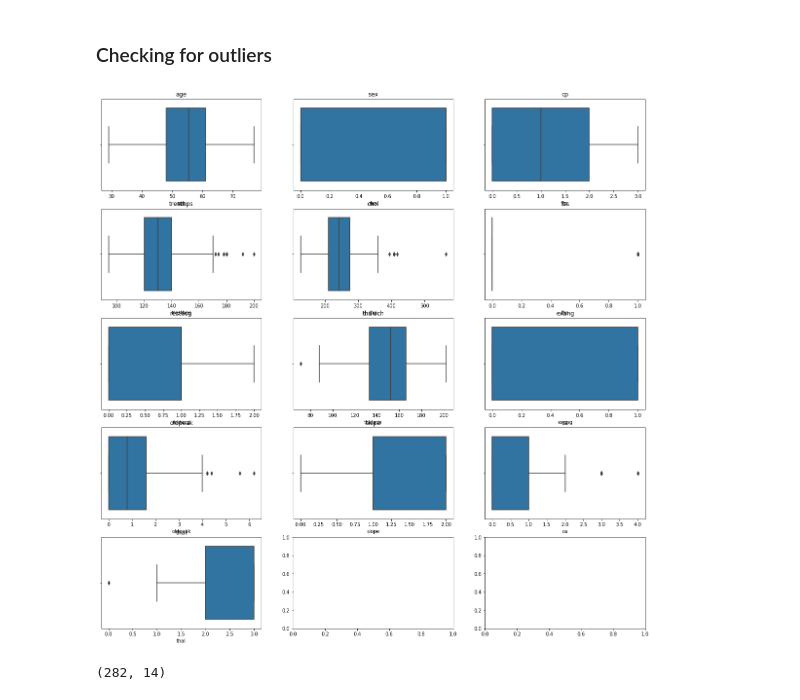
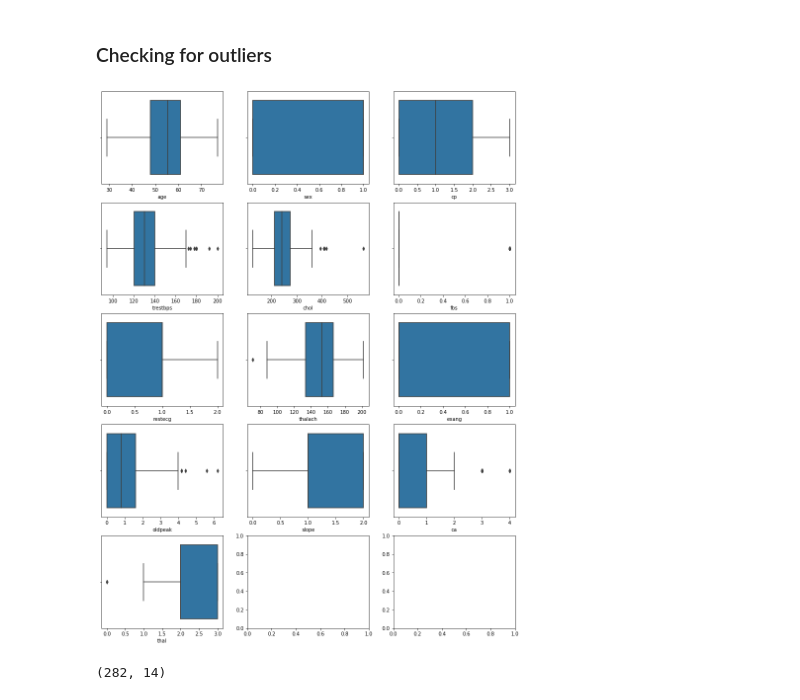
Before and after one commit to abhiraturi/HEART_DISEASE, a Jupyter notebook: Heart_Disease.ipynb, the cells around one changed output. Cells and saved outputs as stored; diff of their text form; code cells hidden in the pictures.

Commit message:
Added boxplot

```diff
--- a/Heart_Disease.ipynb
+++ b/Heart_Disease.ipynb
@@ -251,37 +251,37 @@ df.head(3)
 # %% [markdown]
 ### Checking for outliers
 # %%
-fig, axes = plt.subplots(5, 3,figsize=(20,20))
+fig, axes = plt.subplots(5, 3,figsize=(15,20))
 features=[['age','sex','cp'],
           ['trestbps','chol','fbs'],
           ['restecg','thalach','exang'],
           ['oldpeak','slope','ca'],
           ['thal'],
          ]
 
 #print(features[0][0])
 
 for i in range(0,5):
     for j in range (3):
         if i==4 and j==1:
             break
-        sns.boxplot(ax=axes[i][j], data=df,x=features[i][j]).set_title(features[i][j])
+        sns.boxplot(ax=axes[i][j], data=df,x=features[i][j])
 
 #sns.boxplot(ax=axes[0][0], data=df,x='age').set_title("age")
 #sns.boxplot(ax=axes[0][1], data=df,x='sex').set_title("sex")
 #sns.boxplot(ax=axes[0][2], data=df,x='cp').set_title("cp")
 #sns.boxplot(ax=axes[1][0], data=df,x='trestbps',showfliers=True).set_title("trestbps")
 #sns.boxplot(ax=axes[1][1], data=df,x='chol').set_title("chol")
 #sns.boxplot(ax=axes[1][2], data=df,x='fbs').set_title("fbs")
 #sns.boxplot(ax=axes[2][0], data=df,x='restecg').set_title("restecg")
 #sns.boxplot(ax=axes[2][1], data=df,x='thalach').set_title("thalach")
 #sns.boxplot(ax=axes[2][2], data=df,x='exang').set_title("exang")
 #sns.boxplot(ax=axes[3][0], data=df,x='oldpeak').set_title("oldpeak")
 #sns.boxplot(ax=axes[3][1], data=df,x='slope').set_title("slope")
 #sns.boxplot(ax=axes[3][2], data=df,x='ca').set_title("ca")
 #sns.boxplot(ax=axes[4][0], data=df,x='thal').set_title("thal")
 # %% [output]
-[figure, old version]
+[figure, new version]
 # %%
 aoc_df.shape
 # %% [output]
```
Also changed, not shown: parts of 2 cells of this notebook.
